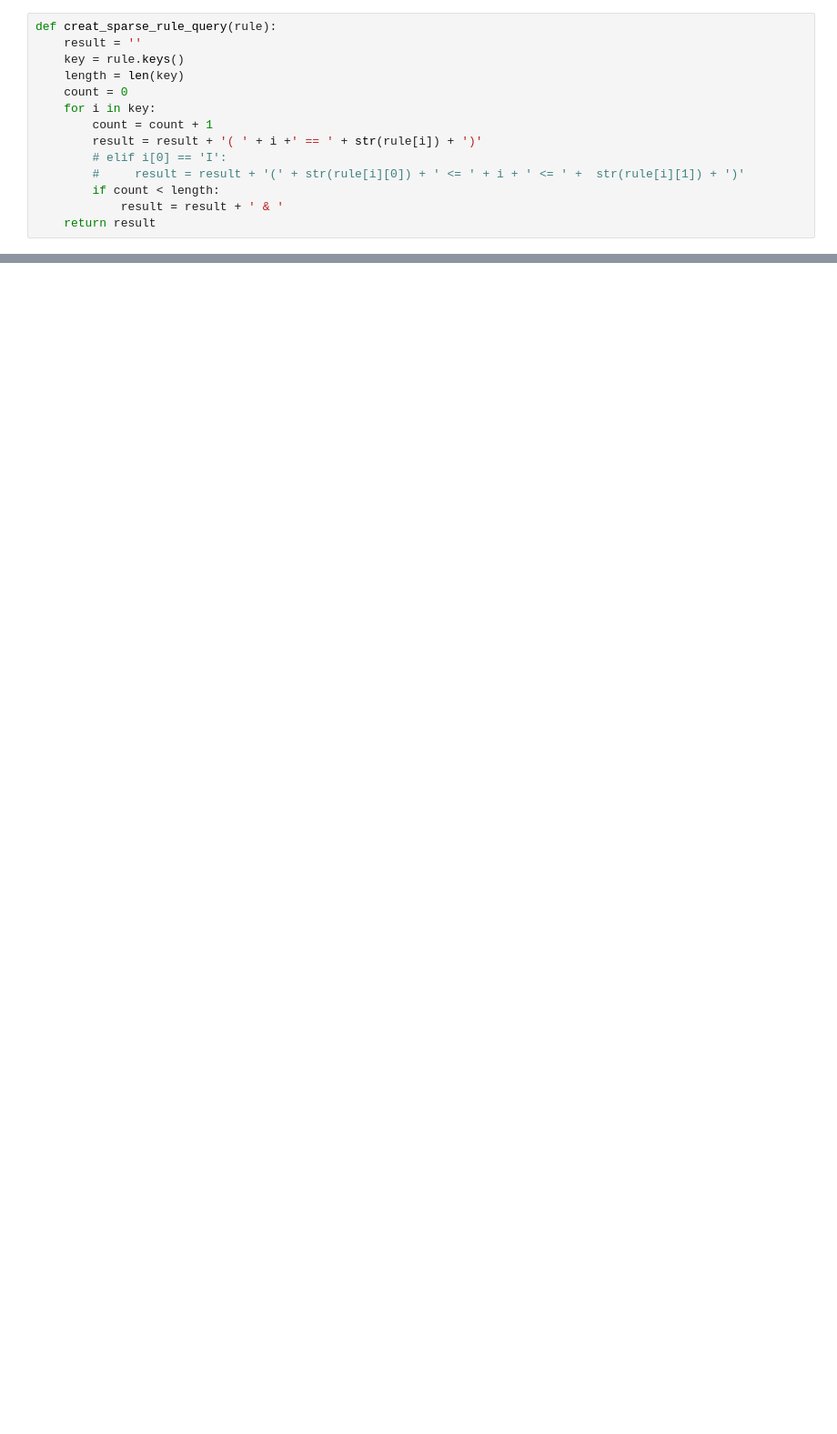
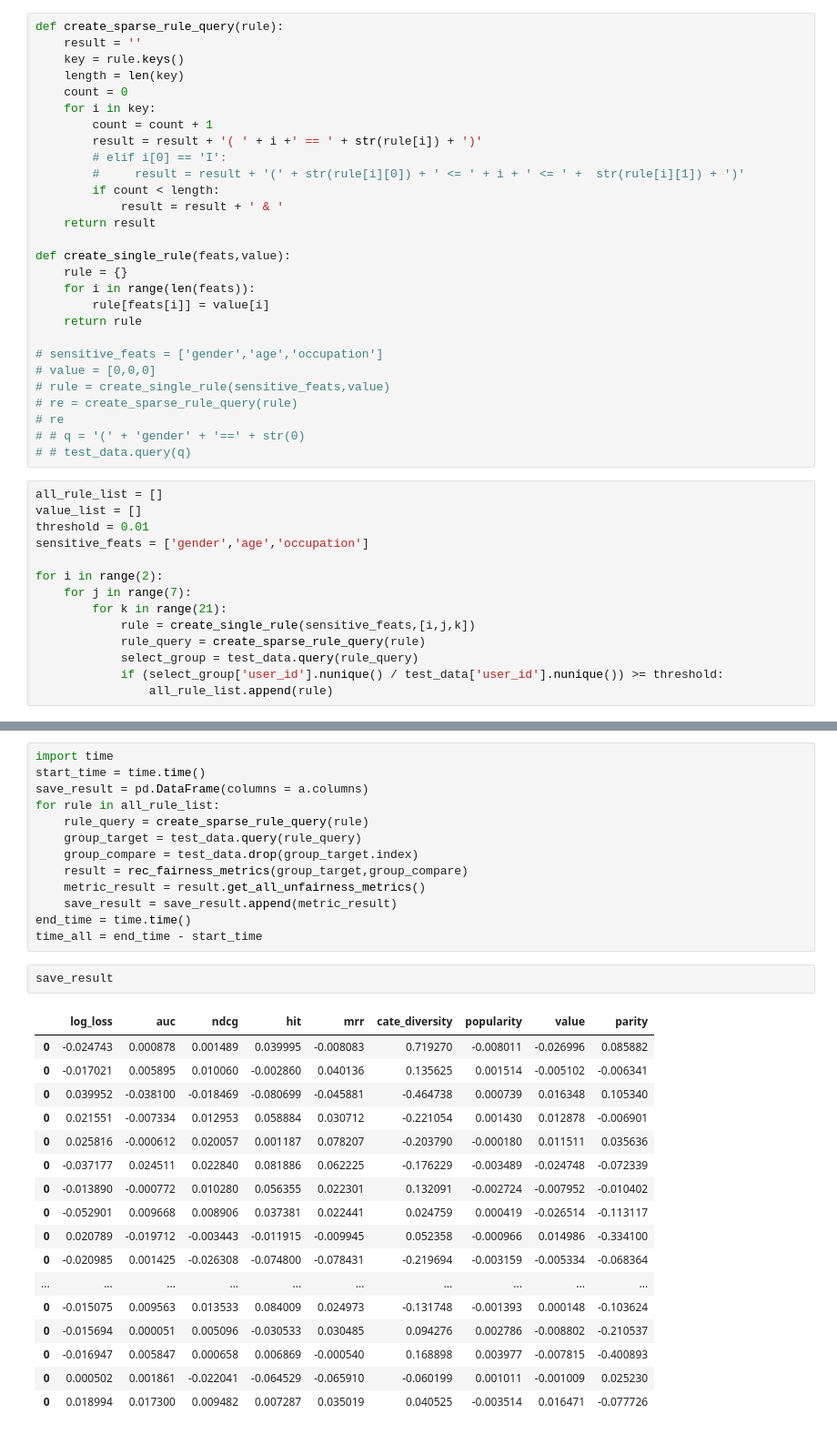
Before and after one commit to Grey-z/rec-fairness, a Jupyter notebook: script/testing/get_metrics.ipynb, the cells around one changed output, grey strips where cells are left out. Shown at 91% size. Saved outputs shown, nothing was run; the diff lists cells and outputs as text; blank space fills up the shorter version.

```diff
--- a/script/testing/get_metrics.ipynb
+++ b/script/testing/get_metrics.ipynb
@@ -538,5 +511,5 @@ Int64Index([2, 3, 1, 4, 5, 6, 0], dtype='int64')
 # %%
-def creat_sparse_rule_query(rule):
+def create_sparse_rule_query(rule):
     result = ''
     key = rule.keys()
     length = len(key)
@@ -549,3 +522,31 @@ def creat_sparse_rule_query(rule):
         if count < length:
             result = result + ' & '
     return result
+
+def create_single_rule(feats,value):
+    rule = {}
+    for i in range(len(feats)):
+        rule[feats[i]] = value[i]
+    return rule
+
+# sensitive_feats = ['gender','age','occupation']
+# value = [0,0,0]
+# rule = create_single_rule(sensitive_feats,value)
+# re = create_sparse_rule_query(rule)
+# re
+# # q = '(' + 'gender' + '==' + str(0)
+# # test_data.query(q)
+# %%
+all_rule_list = []
+value_list = []
+threshold = 0.01
+sensitive_feats = ['gender','age','occupation']
+
+for i in range(2):
+    for j in range(7):
+        for k in range(21):
+            rule = create_single_rule(sensitive_feats,[i,j,k])
+            rule_query = create_sparse_rule_query(rule)
+            select_group = test_data.query(rule_query)
+            if (select_group['user_id'].nunique() / test_data['user_id'].nunique()) >= threshold:
+                all_rule_list.append(rule)
@@ -551,0 +557,33 @@ def creat_sparse_rule_query(rule):
+# %%
+import time
+start_time = time.time()
+save_result = pd.DataFrame(columns = a.columns)
+for rule in all_rule_list:
+    rule_query = create_sparse_rule_query(rule)
+    group_target = test_data.query(rule_query)
+    group_compare = test_data.drop(group_target.index)
+    result = rec_fairness_metrics(group_target,group_compare)
+    metric_result = result.get_all_unfairness_metrics()
+    save_result = save_result.append(metric_result)
+end_time = time.time()
+time_all = end_time - start_time
+# %%
+save_result
+# %% [output]
+|  | log_loss | auc | ndcg | hit | mrr | cate_diversity | popularity | value | parity |
+| 0 | -0.024743 | 0.000878 | 0.001489 | 0.039995 | -0.008083 | 0.719270 | -0.008011 | -0.026996 | 0.085882 |
+| 0 | -0.017021 | 0.005895 | 0.010060 | -0.002860 | 0.040136 | 0.135625 | 0.001514 | -0.005102 | -0.006341 |
+| 0 | 0.039952 | -0.038100 | -0.018469 | -0.080699 | -0.045881 | -0.464738 | 0.000739 | 0.016348 | 0.105340 |
+| 0 | 0.021551 | -0.007334 | 0.012953 | 0.058884 | 0.030712 | -0.221054 | 0.001430 | 0.012878 | -0.006901 |
+| 0 | 0.025816 | -0.000612 | 0.020057 | 0.001187 | 0.078207 | -0.203790 | -0.000180 | 0.011511 | 0.035636 |
+| 0 | -0.037177 | 0.024511 | 0.022840 | 0.081886 | 0.062225 | -0.176229 | -0.003489 | -0.024748 | -0.072339 |
+| 0 | -0.013890 | -0.000772 | 0.010280 | 0.056355 | 0.022301 | 0.132091 | -0.002724 | -0.007952 | -0.010402 |
+| 0 | -0.052901 | 0.009668 | 0.008906 | 0.037381 | 0.022441 | 0.024759 | 0.000419 | -0.026514 | -0.113117 |
+| 0 | 0.020789 | -0.019712 | -0.003443 | -0.011915 | -0.009945 | 0.052358 | -0.000966 | 0.014986 | -0.334100 |
+| 0 | -0.020985 | 0.001425 | -0.026308 | -0.074800 | -0.078431 | -0.219694 | -0.003159 | -0.005334 | -0.068364 |
+| ... | ... | ... | ... | ... | ... | ... | ... | ... | ... |
+| 0 | -0.015075 | 0.009563 | 0.013533 | 0.084009 | 0.024973 | -0.131748 | -0.001393 | 0.000148 | -0.103624 |
+| 0 | -0.015694 | 0.000051 | 0.005096 | -0.030533 | 0.030485 | 0.094276 | 0.002786 | -0.008802 | -0.210537 |
+| 0 | -0.016947 | 0.005847 | 0.000658 | 0.006869 | -0.000540 | 0.168898 | 0.003977 | -0.007815 | -0.400893 |
+| 0 | 0.000502 | 0.001861 | -0.022041 | -0.064529 | -0.065910 | -0.060199 | 0.001011 | -0.001009 | 0.025230 |
+| 0 | 0.018994 | 0.017300 | 0.009482 | 0.007287 | 0.035019 | 0.040525 | -0.003514 | 0.016471 | -0.077726 |
```
Also changed, not shown: parts of 27 cells of this notebook, 8 other files.
